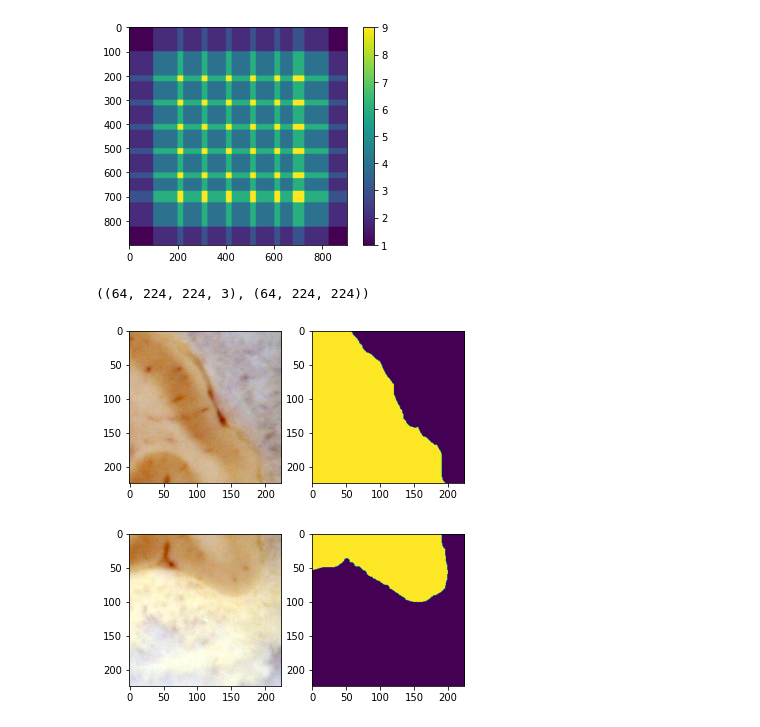
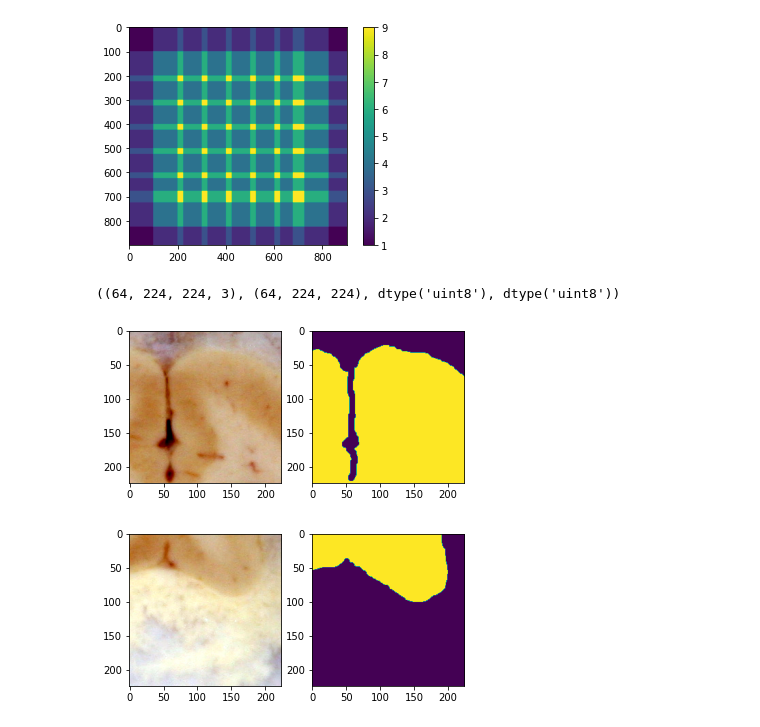
Before and after one commit to ranabanik/Blockface, a Jupyter notebook: Codes/EDAElementary.ipynb, the cells around one changed output. Cells and saved outputs as stored; diff of their text form; code cells hidden in the pictures.

```diff
--- a/Codes/EDAElementary.ipynb
+++ b/Codes/EDAElementary.ipynb
@@ -134,18 +139,18 @@ i, m = patchify(im,mk,patchsize,stepsize,plotovermat=True)
 # %% [output]
 [figure]
 # %%
-i.shape, m.shape
+i.shape, m.shape, i.dtype, m.dtype
 # %% [output]
-((64, 224, 224, 3), (64, 224, 224))
+((64, 224, 224, 3), (64, 224, 224), dtype('uint8'), dtype('uint8'))
 # %%
 plt.subplot(121)
-plt.imshow(i[30,...])
+plt.imshow(i[20,...])
 # plt.show()
 plt.subplot(122)
-plt.imshow(m[30,...])
+plt.imshow(m[20,...])
 plt.show()
 # %% [output]
-[figure, old version]
+[figure, new version]
 # %%
 plt.subplot(121)
 plt.imshow(i[46,...])
```
Also changed, not shown: parts of 12 cells of this notebook.
